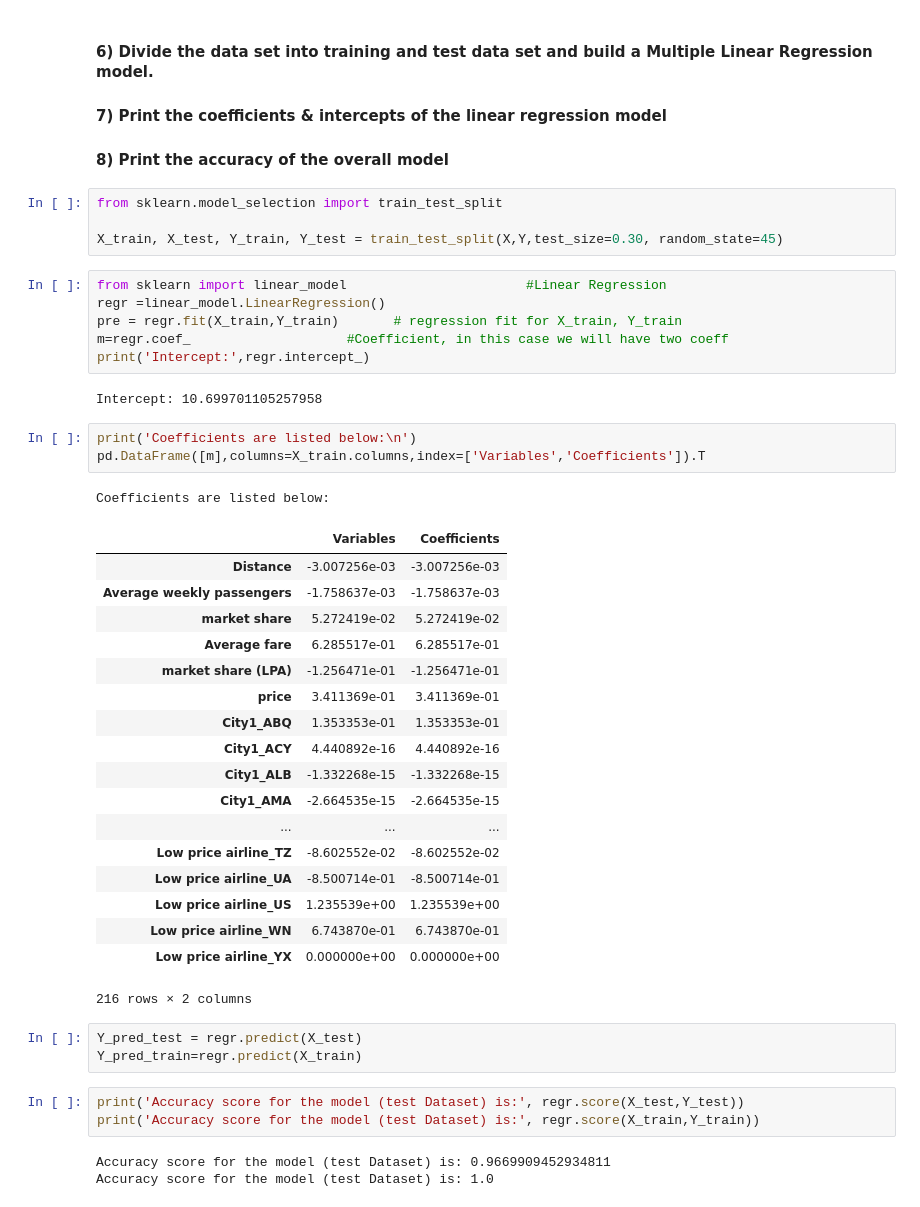
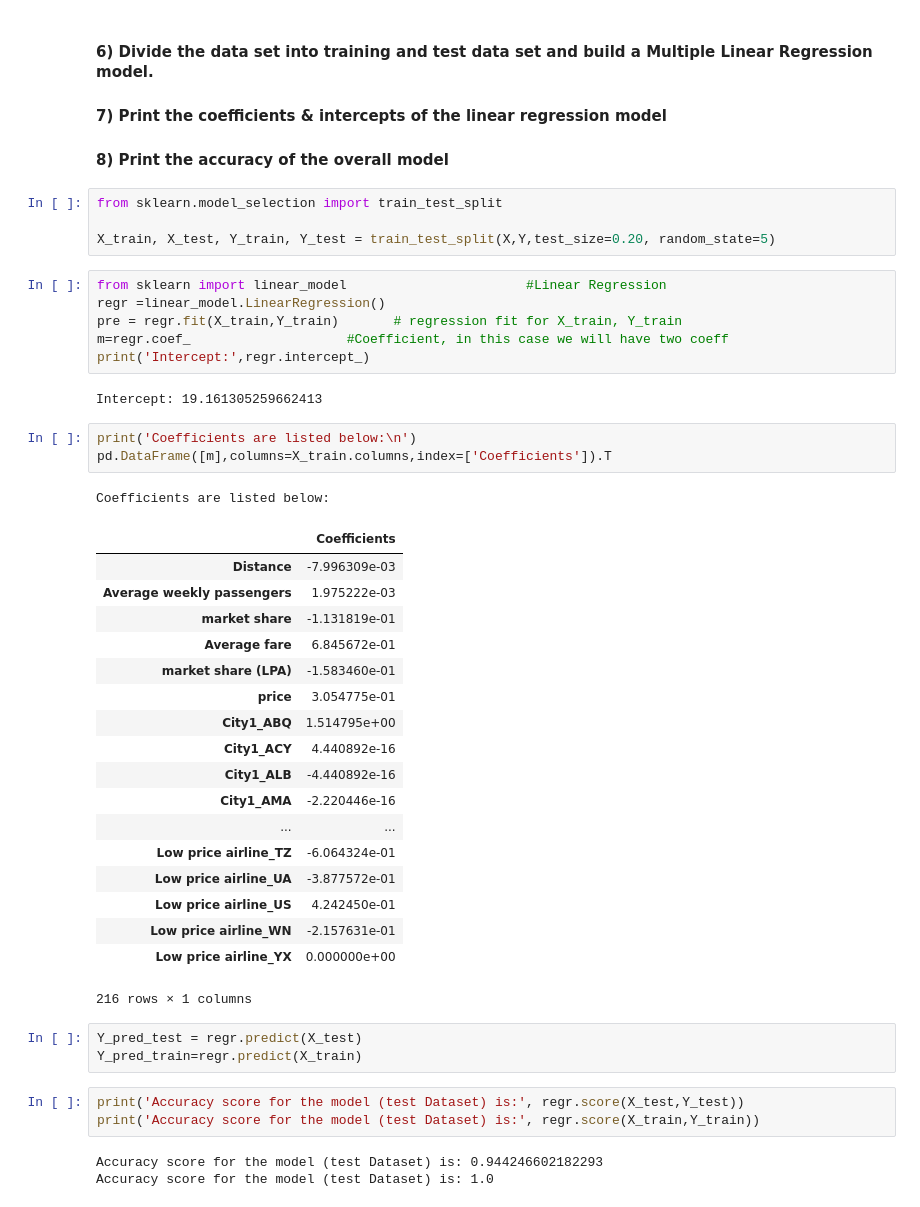
Before and after one commit to GreatLearningAIML1/aiml-ml-hyd-apr-19-batch-Manikanta2991, a Jupyter notebook: Airfares and passengers Dataset_Manikanta_Balasubramani.ipynb, the cells around one changed output. Saved outputs shown, nothing was run; the diff lists cells and outputs as text.

```diff
--- a/Airfares and passengers Dataset_Manikanta_Balasubramani.ipynb
+++ b/Airfares and passengers Dataset_Manikanta_Balasubramani.ipynb
@@ -162,7 +162,7 @@ Y = flight_fare_fin['Average Fare']
 # %%
 from sklearn.model_selection import train_test_split
 
-X_train, X_test, Y_train, Y_test = train_test_split(X,Y,test_size=0.30, random_state=45)
+X_train, X_test, Y_train, Y_test = train_test_split(X,Y,test_size=0.20, random_state=5)
 # %%
 from sklearn import linear_model                       #Linear Regression
 regr =linear_model.LinearRegression()
@@ -170,30 +170,30 @@ pre = regr.fit(X_train,Y_train)       # regression fit for X_train, Y_train
 m=regr.coef_                    #Coefficient, in this case we will have two coeff
 print('Intercept:',regr.intercept_)
 # %% [output]
-Intercept: 10.699701105257958
+Intercept: 19.161305259662413
 # %%
 print('Coefficients are listed below:\n')
-pd.DataFrame([m],columns=X_train.columns,index=['Variables','Coefficients']).T
+pd.DataFrame([m],columns=X_train.columns,index=['Coefficients']).T
 # %% [output]
 Coefficients are listed below:
-|  | Variables | Coefficients |
-| Distance | -3.007256e-03 | -3.007256e-03 |
-| Average weekly passengers | -1.758637e-03 | -1.758637e-03 |
-| market share | 5.272419e-02 | 5.272419e-02 |
-| Average fare | 6.285517e-01 | 6.285517e-01 |
-| market share (LPA) | -1.256471e-01 | -1.256471e-01 |
-| price | 3.411369e-01 | 3.411369e-01 |
-| City1_ABQ | 1.353353e-01 | 1.353353e-01 |
-| City1_ACY | 4.440892e-16 | 4.440892e-16 |
-| City1_ALB | -1.332268e-15 | -1.332268e-15 |
-| City1_AMA | -2.664535e-15 | -2.664535e-15 |
-| ... | ... | ... |
-| Low price airline_TZ | -8.602552e-02 | -8.602552e-02 |
-| Low price airline_UA | -8.500714e-01 | -8.500714e-01 |
-| Low price airline_US | 1.235539e+00 | 1.235539e+00 |
-| Low price airline_WN | 6.743870e-01 | 6.743870e-01 |
-| Low price airline_YX | 0.000000e+00 | 0.000000e+00 |
+|  | Coefficients |
+| Distance | -7.996309e-03 |
+| Average weekly passengers | 1.975222e-03 |
+| market share | -1.131819e-01 |
+| Average fare | 6.845672e-01 |
+| market share (LPA) | -1.583460e-01 |
+| price | 3.054775e-01 |
+| City1_ABQ | 1.514795e+00 |
+| City1_ACY | 4.440892e-16 |
+| City1_ALB | -4.440892e-16 |
+| City1_AMA | -2.220446e-16 |
+| ... | ... |
+| Low price airline_TZ | -6.064324e-01 |
+| Low price airline_UA | -3.877572e-01 |
+| Low price airline_US | 4.242450e-01 |
+| Low price airline_WN | -2.157631e-01 |
+| Low price airline_YX | 0.000000e+00 |
-216 rows × 2 columns
+216 rows × 1 columns
 # %%
 Y_pred_test = regr.predict(X_test)
 Y_pred_train=regr.predict(X_train)
@@ -201,5 +201,5 @@ Y_pred_train=regr.predict(X_train)
 print('Accuracy score for the model (test Dataset) is:', regr.score(X_test,Y_test))
 print('Accuracy score for the model (test Dataset) is:', regr.score(X_train,Y_train))
 # %% [output]
-Accuracy score for the model (test Dataset) is: 0.9669909452934811
+Accuracy score for the model (test Dataset) is: 0.944246602182293
 Accuracy score for the model (test Dataset) is: 1.0
```
Also changed, not shown: parts of 2 cells of this notebook.
